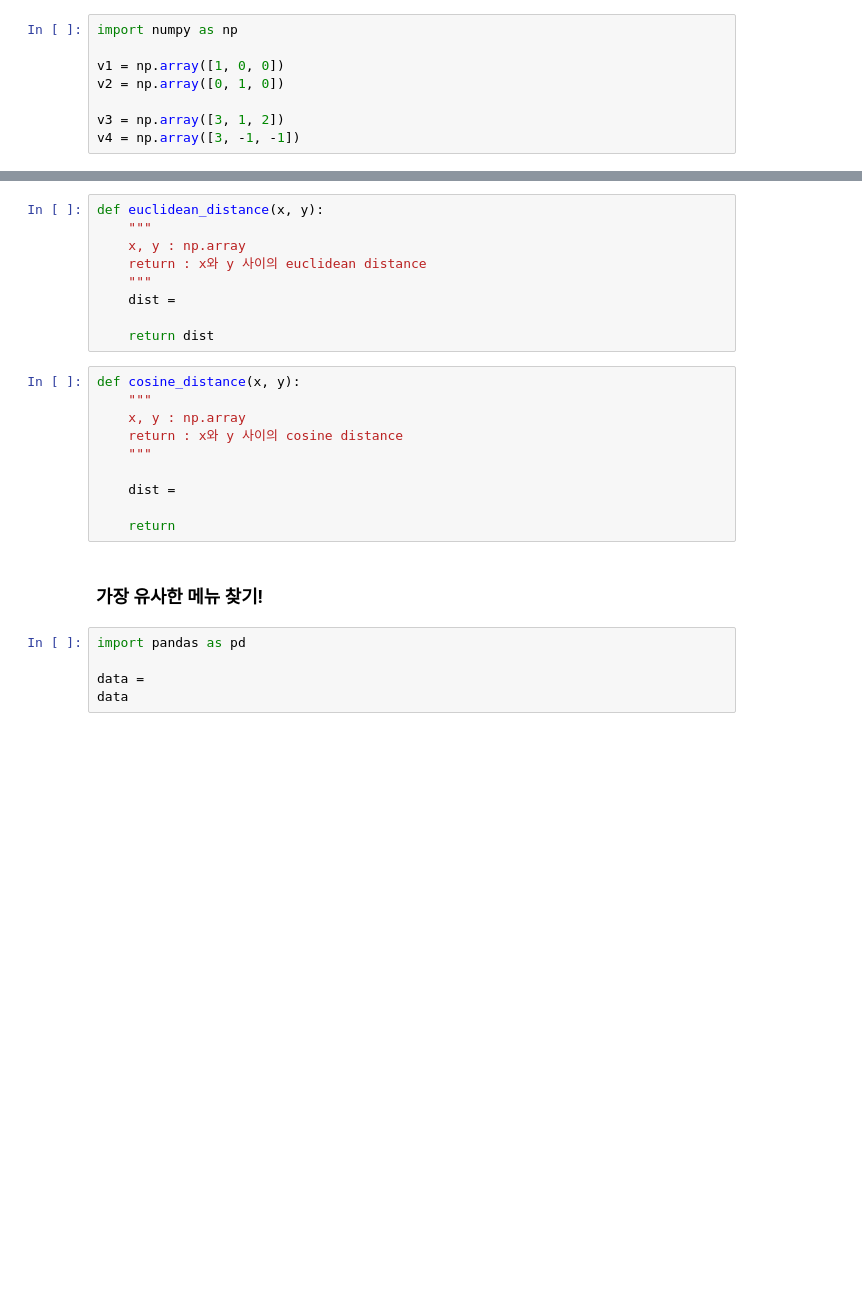
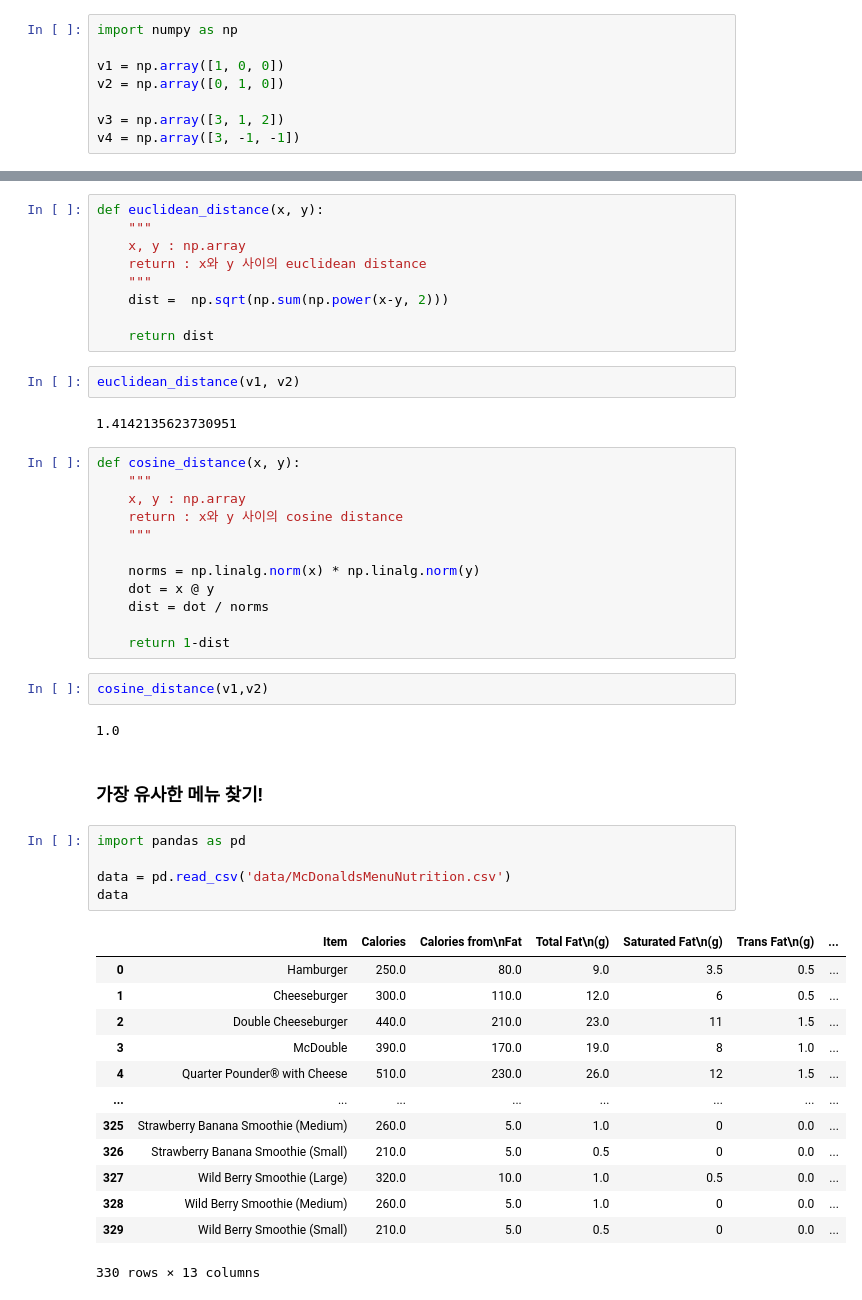
Before and after one commit to sajacaros/bootcamp_playground, a Jupyter notebook: 김용담강사/3. 데이터분석을 위한 선형대수학/2. 데이터분석을 위한 선형대수학_Practice.ipynb, the cells around one changed output, grey strips where cells are left out. Drawn from its saved outputs; the diff is of its cells as text; blank space fills up the shorter version.

```diff
--- a/김용담강사/3. 데이터분석을 위한 선형대수학/2. 데이터분석을 위한 선형대수학_Practice.ipynb
+++ b/김용담강사/3. 데이터분석을 위한 선형대수학/2. 데이터분석을 위한 선형대수학_Practice.ipynb
@@ -38,9 +42,13 @@ def euclidean_distance(x, y):
     x, y : np.array
     return : x와 y 사이의 euclidean distance
     """
-    dist =
+    dist =  np.sqrt(np.sum(np.power(x-y, 2)))
 
     return dist
+# %%
+euclidean_distance(v1, v2)
+# %% [output]
+1.4142135623730951
 # %%
 def cosine_distance(x, y):
     """
@@ -48,13 +56,33 @@ def cosine_distance(x, y):
     return : x와 y 사이의 cosine distance
     """
 
-    dist =
+    norms = np.linalg.norm(x) * np.linalg.norm(y)
+    dot = x @ y
+    dist = dot / norms
 
-    return
+    return 1-dist
+# %%
+cosine_distance(v1,v2)
+# %% [output]
+1.0
 # %% [markdown]
 ### 가장 유사한 메뉴 찾기!
 # %%
 import pandas as pd
 
-data =
+data = pd.read_csv('data/McDonaldsMenuNutrition.csv')
 data
+# %% [output]
+|  | Item | Calories | Calories from\nFat | Total Fat\n(g) | Saturated Fat\n(g) | Trans Fat\n(g) | ... |
+| 0 | Hamburger | 250.0 | 80.0 | 9.0 | 3.5 | 0.5 | ... |
+| 1 | Cheeseburger | 300.0 | 110.0 | 12.0 | 6 | 0.5 | ... |
+| 2 | Double Cheeseburger | 440.0 | 210.0 | 23.0 | 11 | 1.5 | ... |
+| 3 | McDouble | 390.0 | 170.0 | 19.0 | 8 | 1.0 | ... |
+| 4 | Quarter Pounder® with Cheese | 510.0 | 230.0 | 26.0 | 12 | 1.5 | ... |
+| ... | ... | ... | ... | ... | ... | ... | ... |
+| 325 | Strawberry Banana Smoothie (Medium) | 260.0 | 5.0 | 1.0 | 0 | 0.0 | ... |
+| 326 | Strawberry Banana Smoothie (Small) | 210.0 | 5.0 | 0.5 | 0 | 0.0 | ... |
+| 327 | Wild Berry Smoothie (Large) | 320.0 | 10.0 | 1.0 | 0.5 | 0.0 | ... |
+| 328 | Wild Berry Smoothie (Medium) | 260.0 | 5.0 | 1.0 | 0 | 0.0 | ... |
+| 329 | Wild Berry Smoothie (Small) | 210.0 | 5.0 | 0.5 | 0 | 0.0 | ... |
+330 rows × 13 columns
```
Also changed, not shown: parts of 15 cells of this notebook.
